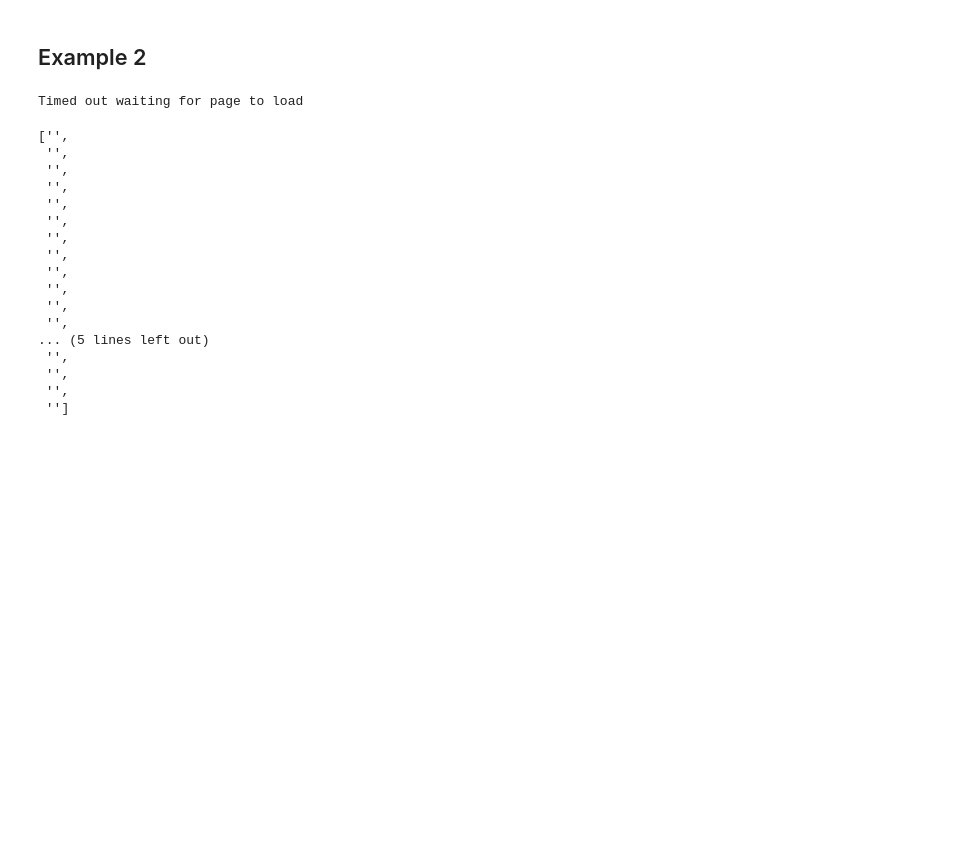
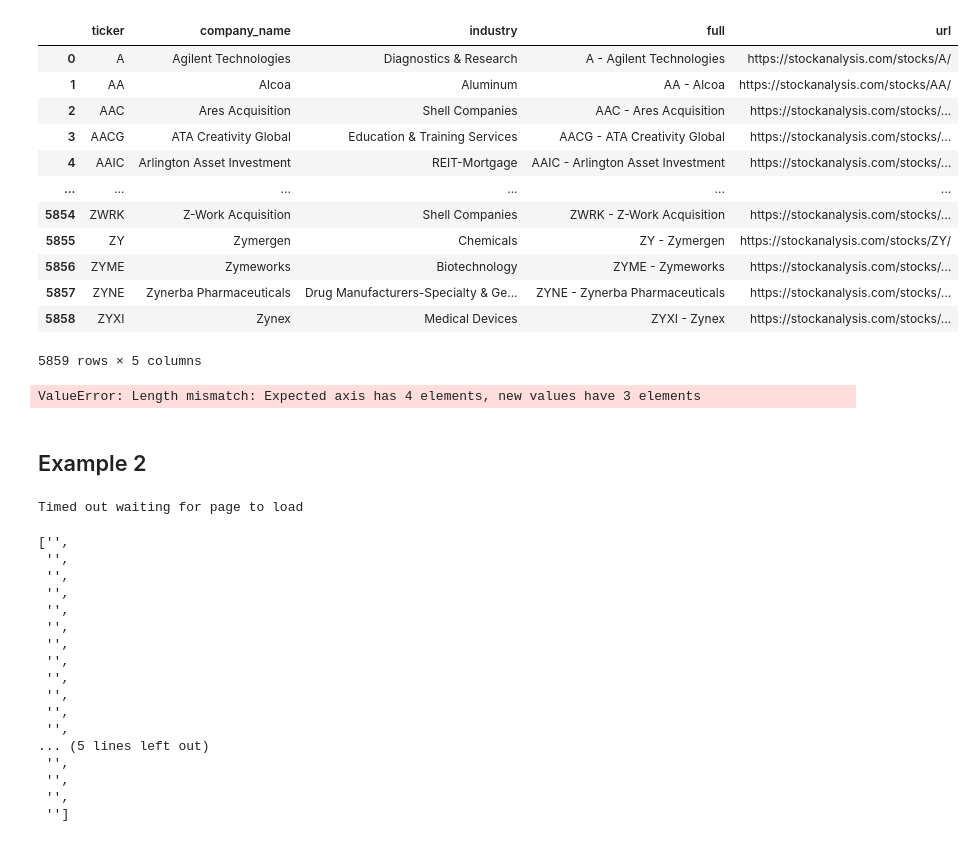
Before and after one commit to lawson-roberts/streamlit-stock-analysis, a Jupyter notebook: stock_analysis/selenium.ipynb, the cells around one changed output. Cells and saved outputs as stored; diff of their text form; code cells hidden in the pictures; blank space fills up the shorter version.

```diff
--- a/stock_analysis/selenium.ipynb
+++ b/stock_analysis/selenium.ipynb
@@ -21,3 +71,60 @@ for p in range(len(players)):
+# %%
+import time
+
+web = "https://stockanalysis.com/stocks/"
+driver = webdriver.Chrome(r'C:\Users\rober\Anaconda3\bin\chromedriver')
+driver.get(web)
+sel = Select(driver.find_element_by_xpath('//select[@name="perpage"]'))
+sel.select_by_visible_text("10000")
+
+time.sleep(5)
+
+ticker_list = []
+company_name_list = []
+industry_list = []
+
+## starting to find elements
+ticker = driver.find_elements_by_xpath('//*[@id="main"]/div/div/div[2]/table/tbody/tr/td[1]/a')
+for a in range(len(ticker)):
+    ticker_list.append(ticker[a].text)
+
+company_name = driver.find_elements_by_xpath('//*[@id="main"]/div/div/div[2]/table/tbody/tr/td[2]')
+for b in range(len(company_name)):
+    company_name_list.append(company_name[b].text)
+
+industry = driver.find_elements_by_xpath('//*[@id="main"]/div/div/div[2]/table/tbody/tr/td[3]')
+for c in range(len(industry)):
+    industry_list.append(industry[c].text)
+
+## Creating dataframes so I can join this all together
+ticker_df = pd.DataFrame(ticker_list)
+company_name_df = pd.DataFrame(company_name_list)
+industry_df = pd.DataFrame(industry_list)
+big_df = pd.concat([ticker_df, company_name_df, industry_df], axis=1)
+# %%
+big_df['url'] = "https://stockanalysis.com/stocks/" + big_df['ticker'] + "/"
+big_df
+# %% [output]
+|  | ticker | company_name | industry | full | url |
+| 0 | A | Agilent Technologies | Diagnostics & Research | A - Agilent Technologies | https://stockanalysis.com/stocks/A/ |
+| 1 | AA | Alcoa | Aluminum | AA - Alcoa | https://stockanalysis.com/stocks/AA/ |
+| 2 | AAC | Ares Acquisition | Shell Companies | AAC - Ares Acquisition | https://stockanalysis.com/stocks/... |
+| 3 | AACG | ATA Creativity Global | Education & Training Services | AACG - ATA Creativity Global | https://stockanalysis.com/stocks/... |
+| 4 | AAIC | Arlington Asset Investment | REIT-Mortgage | AAIC - Arlington Asset Investment | https://stockanalysis.com/stocks/... |
+| ... | ... | ... | ... | ... | ... |
+| 5854 | ZWRK | Z-Work Acquisition | Shell Companies | ZWRK - Z-Work Acquisition | https://stockanalysis.com/stocks/... |
+| 5855 | ZY | Zymergen | Chemicals | ZY - Zymergen | https://stockanalysis.com/stocks/ZY/ |
+| 5856 | ZYME | Zymeworks | Biotechnology | ZYME - Zymeworks | https://stockanalysis.com/stocks/... |
+| 5857 | ZYNE | Zynerba Pharmaceuticals | Drug Manufacturers-Specialty & Ge... | ZYNE - Zynerba Pharmaceuticals | https://stockanalysis.com/stocks/... |
+| 5858 | ZYXI | Zynex | Medical Devices | ZYXI - Zynex | https://stockanalysis.com/stocks/... |
+5859 rows × 5 columns
+# %%
+big_df.columns = ['ticker', 'company_name', 'industry']
+big_df['full'] = big_df['ticker'] + " - " + big_df['company_name']
+big_df['url'] = "https://stockanalysis.com/stocks/" + big['ticker'] + "/"
+big_df
+# %% [output]
+ValueError: Length mismatch: Expected axis has 4 elements, new values have 3 elements
 # %%
 salaries = driver.find_elements_by_xpath('//td[@class="hh-salaries-sorted"]')
 
```
Also changed, not shown: parts of 8 cells of this notebook, 4 other files.
